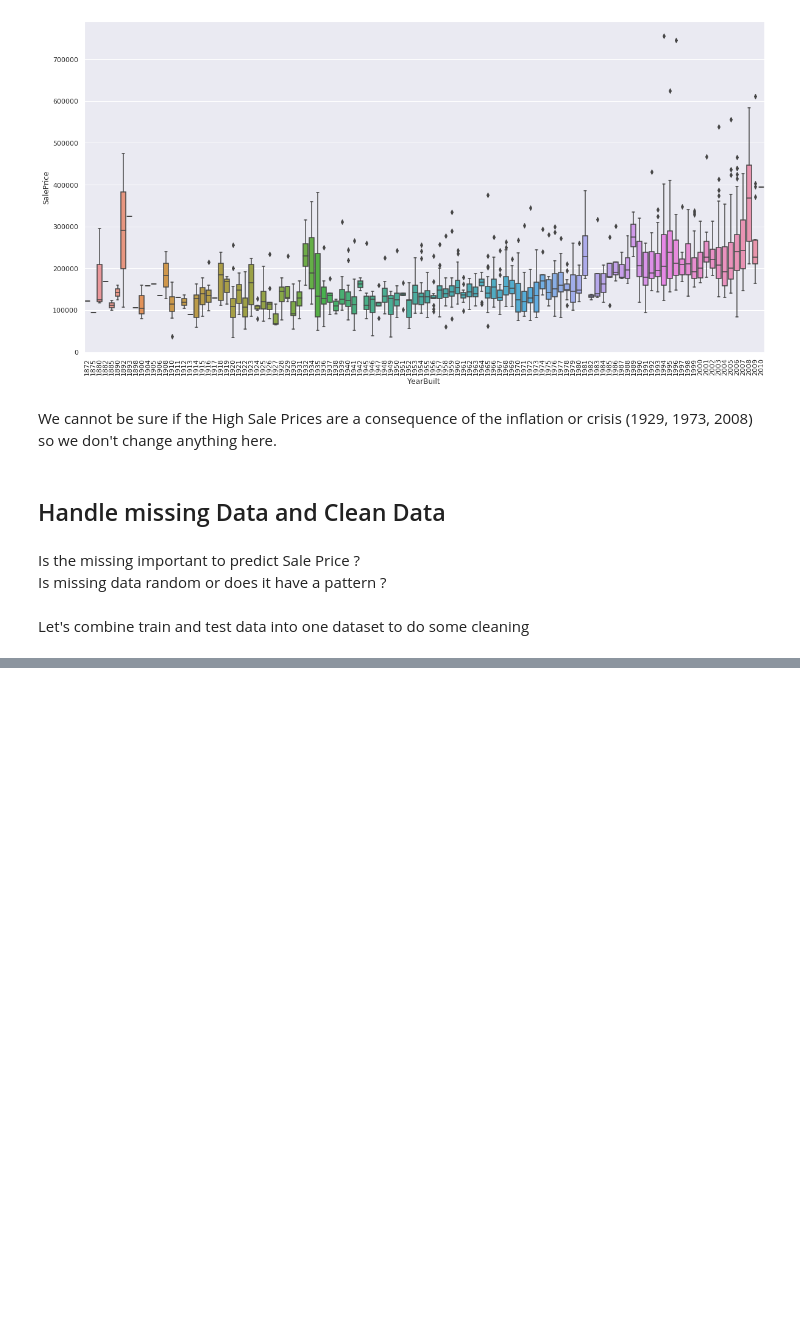
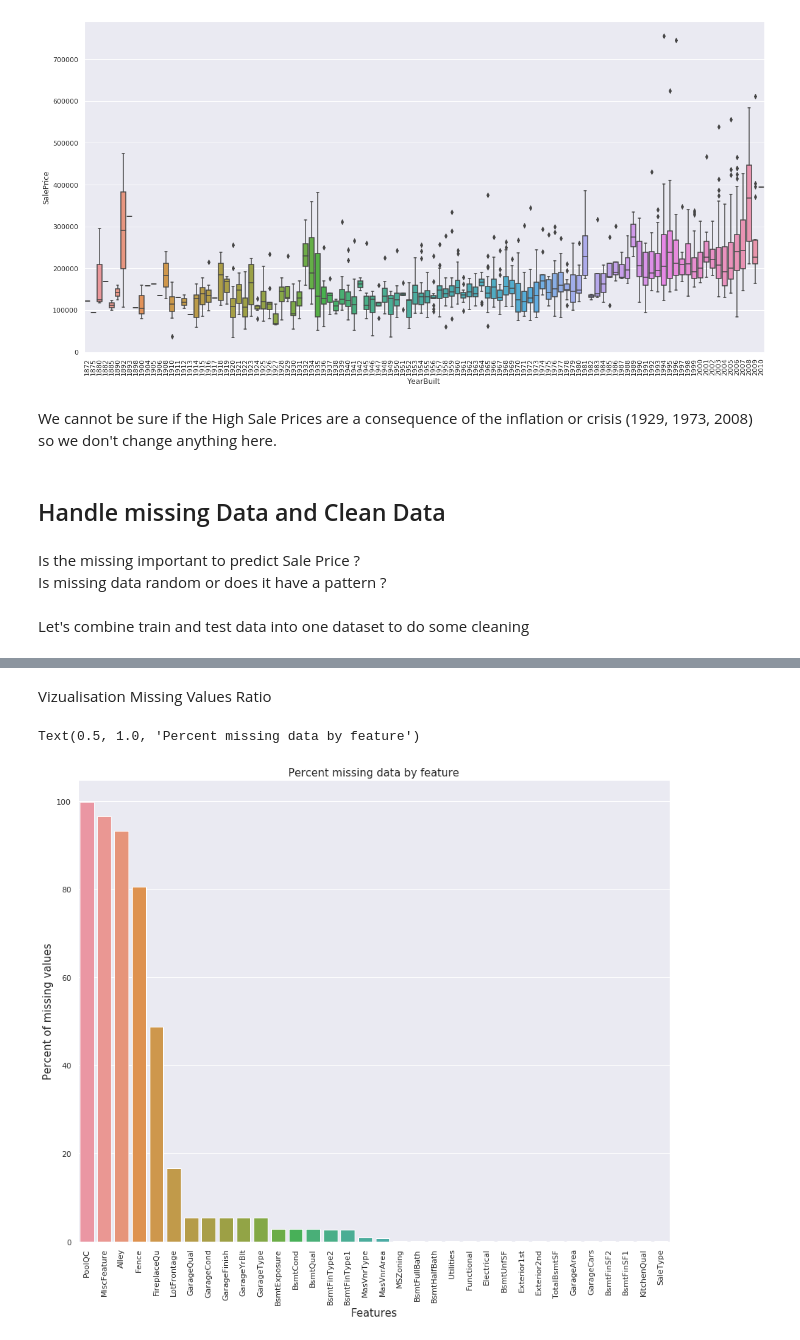
Before and after one commit to Simplon-IA-Bdx-1/house-prices-mehdi-bastien, a Jupyter notebook: House_Prices.ipynb, the cells around one changed output, grey strips where cells are left out. Drawn from its saved outputs; the diff is of its cells as text; code cells hidden in the pictures; blank space fills up the shorter version.

```diff
--- a/House_Prices.ipynb
+++ b/House_Prices.ipynb
@@ -388,3 +387,18 @@ Is the missing important to predict Sale Price ?
 Is missing data random or does it have a pattern ?
 # %% [markdown]
 Let's combine train and test data into one dataset to do some cleaning
+# %%
+# Combining Datasets
+rows_train = train.shape[0]
+rows_test = test.shape[0]
+
+y_train = train.SalePrice.values
+y_train
+
+full_df = pd.concat((train, test)).reset_index(drop = True)
+full_df.drop(['SalePrice'], axis=1, inplace=True)
+full_df.shape
+
+print(f"Train dataset size: {train.shape}")
+print(f"Test dataset size: {test.shape}")
+print(f"Full dataset(train + test) size: {full_df.shape}")
@@ -390,0 +411,4 @@ Let's combine train and test data into one dataset to do some cleaning
+# %%
+full_df_na = (full_df.isnull().sum() / len(full_df)) * 100
+full_df_na = full_df_na.drop(full_df_na[full_df_na == 0].index).sort_values(ascending = False)
+len(full_df_na)
@@ -390,0 +438,13 @@ Let's combine train and test data into one dataset to do some cleaning
+# %% [markdown]
+Vizualisation Missing Values Ratio
+# %%
+# Percent missing data by feature
+f, ax = plt.subplots(figsize=(15, 12))
+plt.xticks(rotation='90')
+sns.barplot(x=full_df_na.index, y=full_df_na)
+plt.xlabel('Features', fontsize=15)
+plt.ylabel('Percent of missing values', fontsize=15)
+plt.title('Percent missing data by feature', fontsize=15)
+# %% [output]
+Text(0.5, 1.0, 'Percent missing data by feature')
+[figure, added]
```
Also changed, not shown: parts of 37 cells of this notebook, 1 other file.
